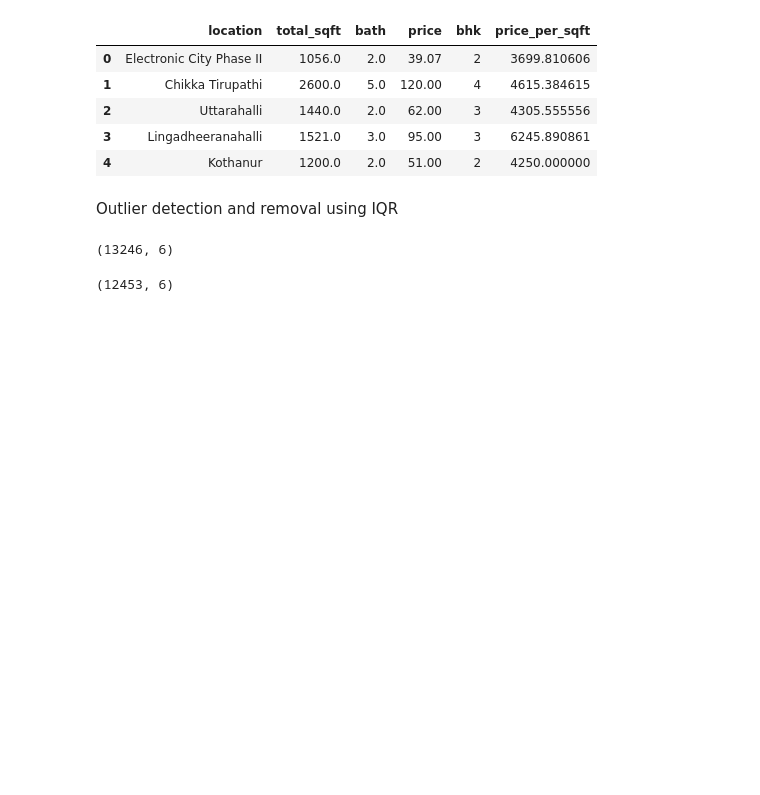
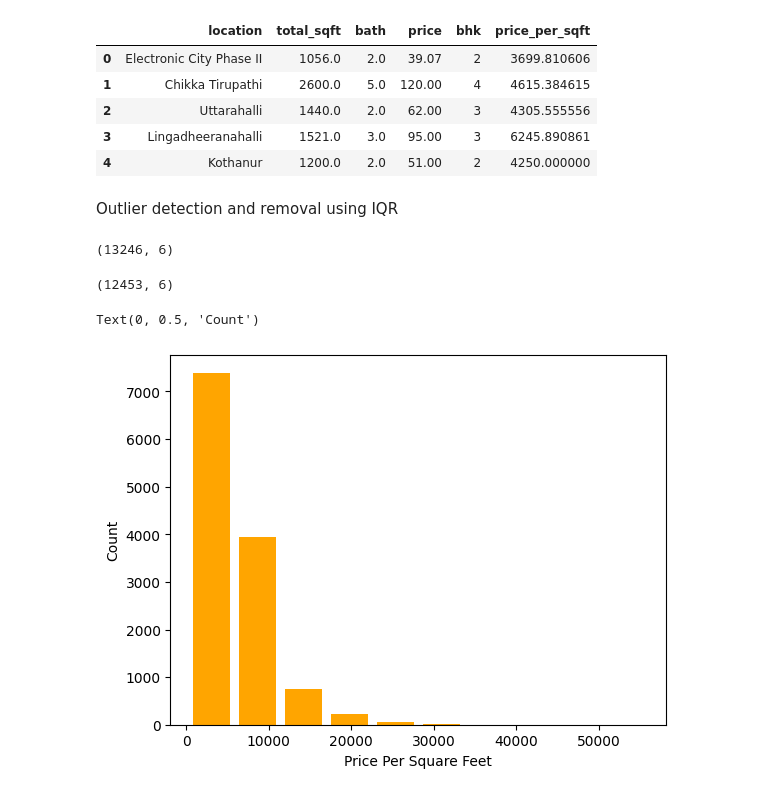
Before and after one commit to dhruv0050/Real-Estate-Price-Prediction, a Jupyter notebook: bengaluru_house_prices_prediction.ipynb, the cells around one changed output. Cells and saved outputs as stored; diff of their text form; code cells hidden in the pictures; blank space fills up the shorter version.

```diff
--- a/bengaluru_house_prices_prediction.ipynb
+++ b/bengaluru_house_prices_prediction.ipynb
@@ -239,3 +239,11 @@ df6 = remove_outliers(df5.copy())
 df6.shape
 # %% [output]
 (12453, 6)
+# %%
+import matplotlib.pyplot as plt
+plt.hist(df6.price_per_sqft,rwidth=0.8, color='orange')
+plt.xlabel("Price Per Square Feet")
+plt.ylabel("Count")
+# %% [output]
+Text(0, 0.5, 'Count')
+[figure, added]
```
Also changed, not shown: parts of 10 cells of this notebook.
